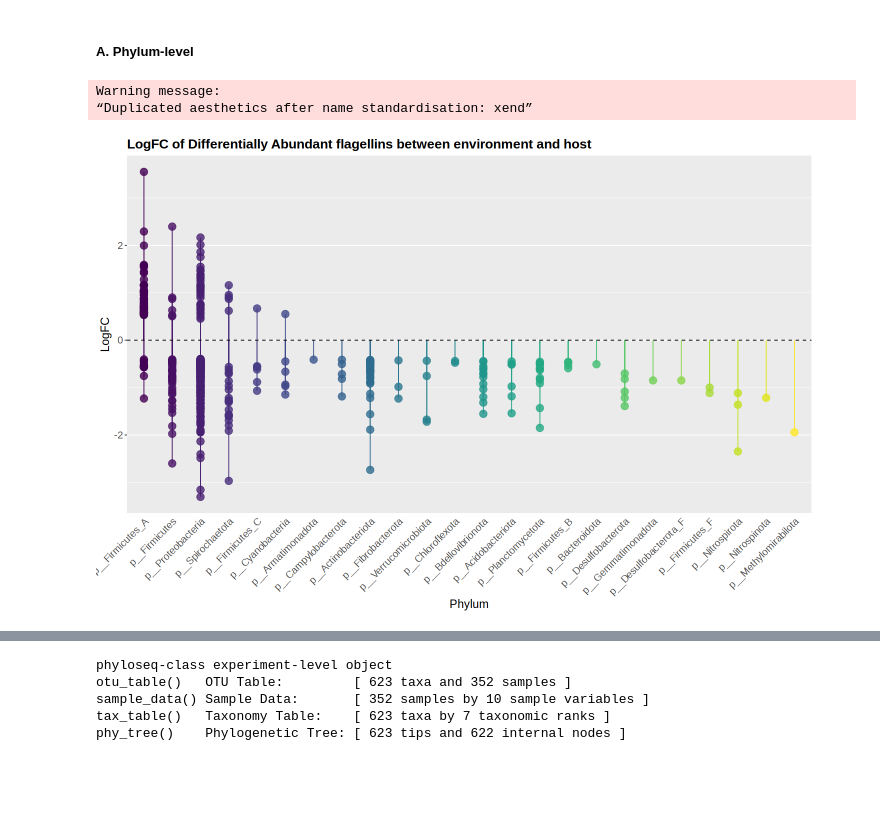
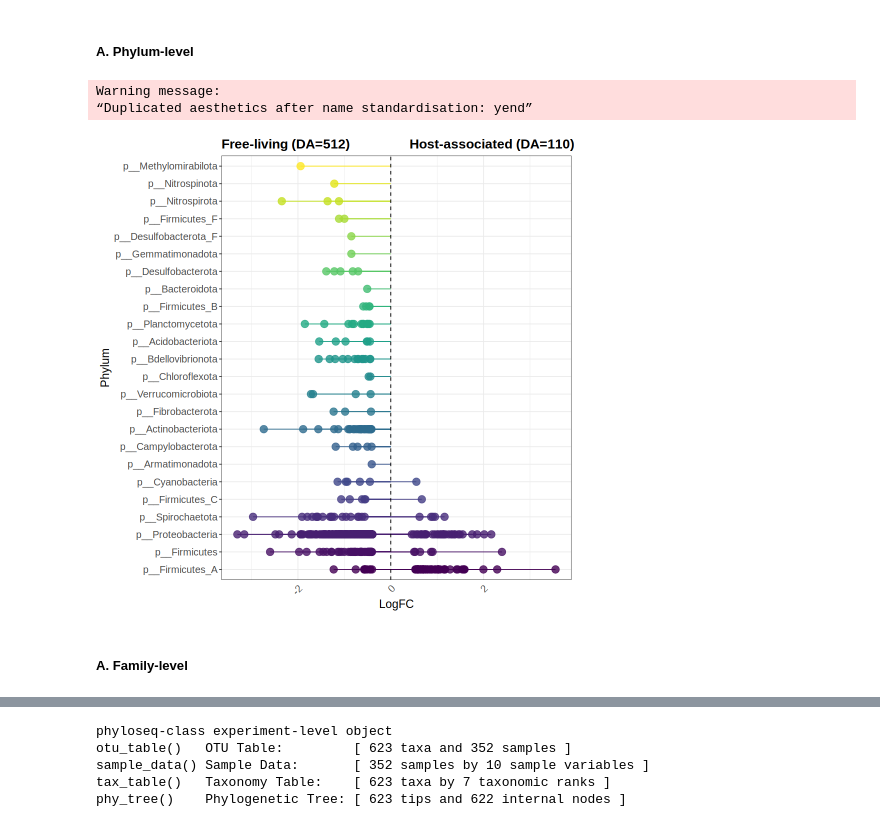
Before and after one commit to aborbong/Flagellin_Diversity, a Jupyter notebook: EnrichmentAnalysis_NonRarefied_Subsampled.ipynb, the cells around one changed output, grey strips where cells are left out. Saved outputs shown, nothing was run; the diff lists cells and outputs as text; code cells hidden in the pictures; blank space fills up the shorter version.

Commit message:
added pairwise comparisons summarized by family

```diff
--- a/EnrichmentAnalysis_NonRarefied_Subsampled.ipynb
+++ b/EnrichmentAnalysis_NonRarefied_Subsampled.ipynb
@@ -100,23 +112,23 @@ DA.biome1 = rownames_to_column(sigtab.host.env,var = "Accession")
 # %% [markdown]
 ##### A. Phylum-level
 # %%
-options(repr.plot.width=12,repr.plot.height=8)
-ggplot(sigtabgen.host.env, aes(x = Phylum, y = logFC, color = Phylum)) +geom_point(size=4, alpha=0.8) +
-  geom_segment(aes(y=0,yend=logFC,xend=Phylum,xend=Phylum),size=0.5)+
-  geom_hline(yintercept = 0, size=0.5, linetype="dashed") +
+options(repr.plot.width=8,repr.plot.height=8)
+ggplot(sigtabgen.host.env, aes(y = Phylum, x = logFC, color = Phylum)) +geom_point(size=4, alpha=0.8) +
+    theme_bw()+
+  geom_segment(aes(x=0,xend=logFC,yend=Phylum,yend=Phylum),size=0.5)+
+  geom_vline(xintercept = 0, size=0.5, linetype="dashed") +
   scale_color_viridis_d()+
   theme(axis.text.x = element_text(angle = 45, hjust = 1, vjust = 1, size=12),
         axis.text.y = element_text(size=12),
         axis.ticks.x = element_blank(),
-        panel.grid.major.x = element_blank(),
-        panel.grid.minor.x = element_blank(),
-       plot.title = element_text(size=16, face="bold"),
+        plot.title = element_text(size=16, face="bold"),
        axis.title.x = element_text(size=14),
        axis.title.y = element_text(size=14),
        legend.position="none") +
-  ggtitle("LogFC of Differentially Abundant flagellins between environment and host")+
-  labs(x = "Phylum", y = "LogFC")
+
+  ggtitle("Free-living (DA=512)                 Host-associated (DA=110)")+
+  labs(x = "LogFC", y = "Phylum")
 # %% [output]
 Warning message:
-“Duplicated aesthetics after name standardisation: xend”
+“Duplicated aesthetics after name standardisation: yend”
-[figure, old version]
+[figure, new version]
@@ -122,0 +137,2 @@ Warning message:
+# %% [markdown]
+##### A. Family-level
```
Also changed, not shown: parts of 35 cells of this notebook.
